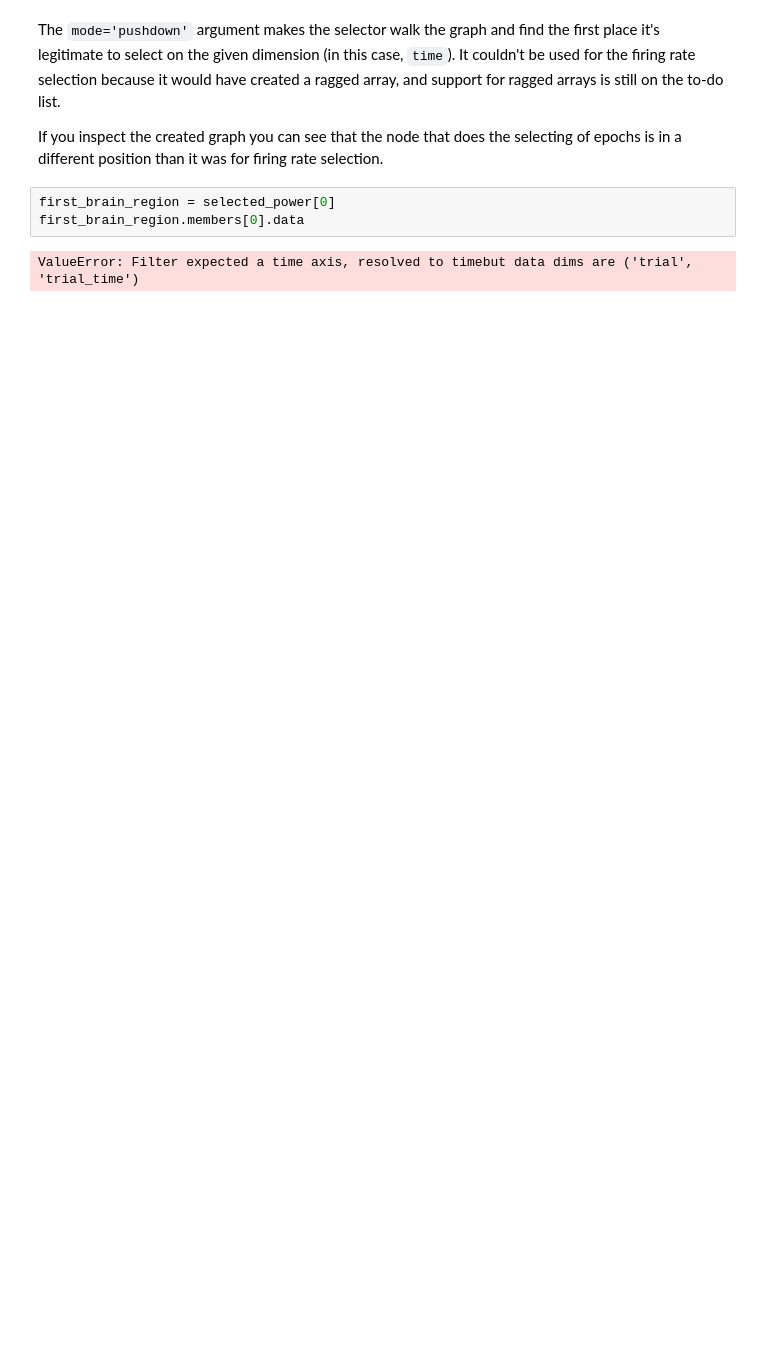
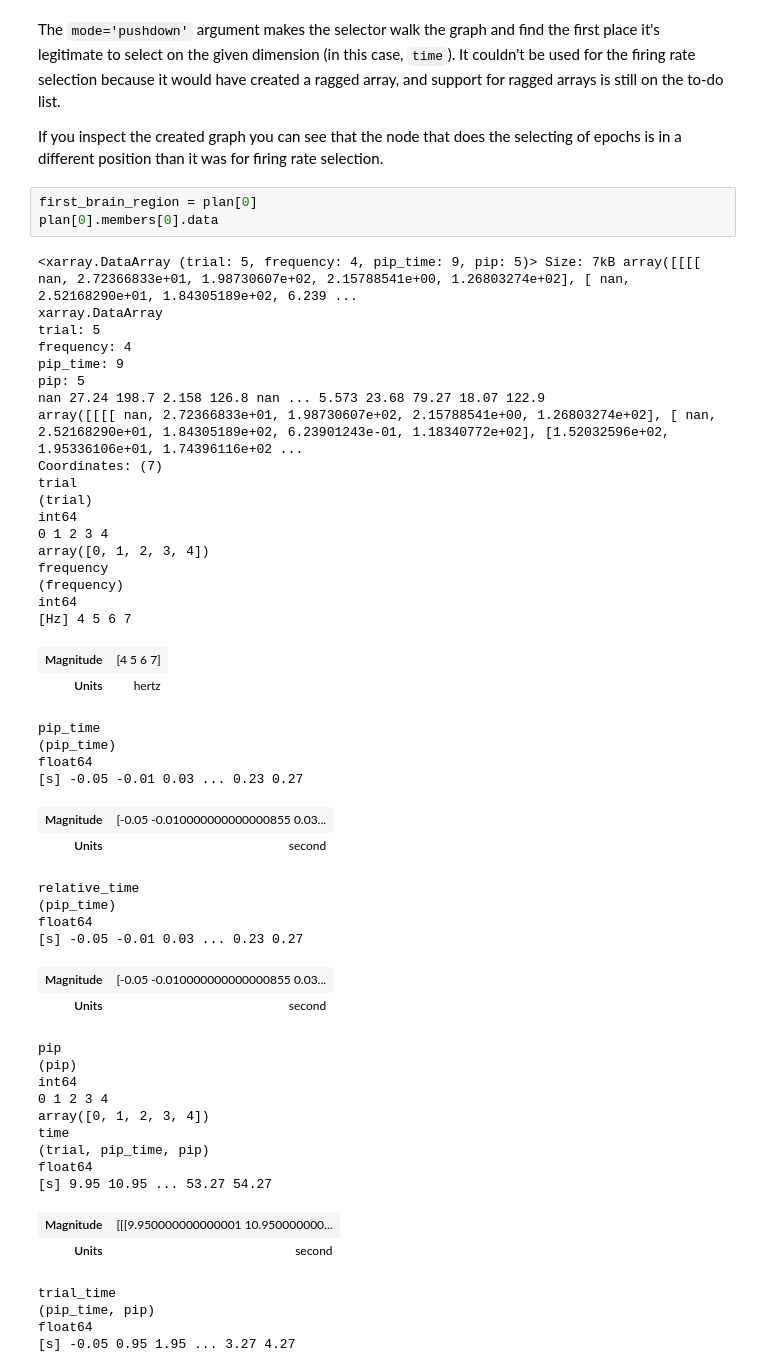
Before and after one commit to tiburona/k-onda, a Jupyter notebook: demo/k_onda_demo.ipynb, the cells around one changed output. Drawn from its saved outputs; the diff is of its cells as text; blank space fills up the shorter version.

```diff
--- a/demo/k_onda_demo.ipynb
+++ b/demo/k_onda_demo.ipynb
@@ -124,7 +157,53 @@ The `mode='pushdown'` argument makes the selector walk the graph and find the fi
 
 If you inspect the created graph you can see that the node that does the selecting of epochs is in a different position than it was for firing rate selection.
 # %%
-first_brain_region = selected_power[0]
-first_brain_region.members[0].data
+first_brain_region = plan[0]
+plan[0].members[0].data
 # %% [output]
-ValueError: Filter expected a time axis, resolved to timebut data dims are ('trial', 'trial_time')
+<xarray.DataArray (trial: 5, frequency: 4, pip_time: 9, pip: 5)> Size: 7kB array([[[[ nan, 2.72366833e+01, 1.98730607e+02, 2.15788541e+00, 1.26803274e+02], [ nan, 2.52168290e+01, 1.84305189e+02, 6.239 ...
+xarray.DataArray
+trial: 5
+frequency: 4
+pip_time: 9
+pip: 5
+nan 27.24 198.7 2.158 126.8 nan ... 5.573 23.68 79.27 18.07 122.9
+array([[[[ nan, 2.72366833e+01, 1.98730607e+02, 2.15788541e+00, 1.26803274e+02], [ nan, 2.52168290e+01, 1.84305189e+02, 6.23901243e-01, 1.18340772e+02], [1.52032596e+02, 1.95336106e+01, 1.74396116e+02 ...
+Coordinates: (7)
+trial
+(trial)
+int64
+0 1 2 3 4
+array([0, 1, 2, 3, 4])
+frequency
+(frequency)
+int64
+[Hz] 4 5 6 7
+| Magnitude | [4 5 6 7] |
+| Units | hertz |
+pip_time
+(pip_time)
+float64
+[s] -0.05 -0.01 0.03 ... 0.23 0.27
+| Magnitude | [-0.05 -0.010000000000000855 0.03... |
+| Units | second |
+relative_time
+(pip_time)
+float64
+[s] -0.05 -0.01 0.03 ... 0.23 0.27
+| Magnitude | [-0.05 -0.010000000000000855 0.03... |
+| Units | second |
+pip
+(pip)
+int64
+0 1 2 3 4
+array([0, 1, 2, 3, 4])
+time
+(trial, pip_time, pip)
+float64
+[s] 9.95 10.95 ... 53.27 54.27
+| Magnitude | [[[9.950000000000001 10.950000000... |
+| Units | second |
+trial_time
+(pip_time, pip)
+float64
+[s] -0.05 0.95 1.95 ... 3.27 4.27
```
Also changed, not shown: parts of 2 cells of this notebook, 4 other files.
